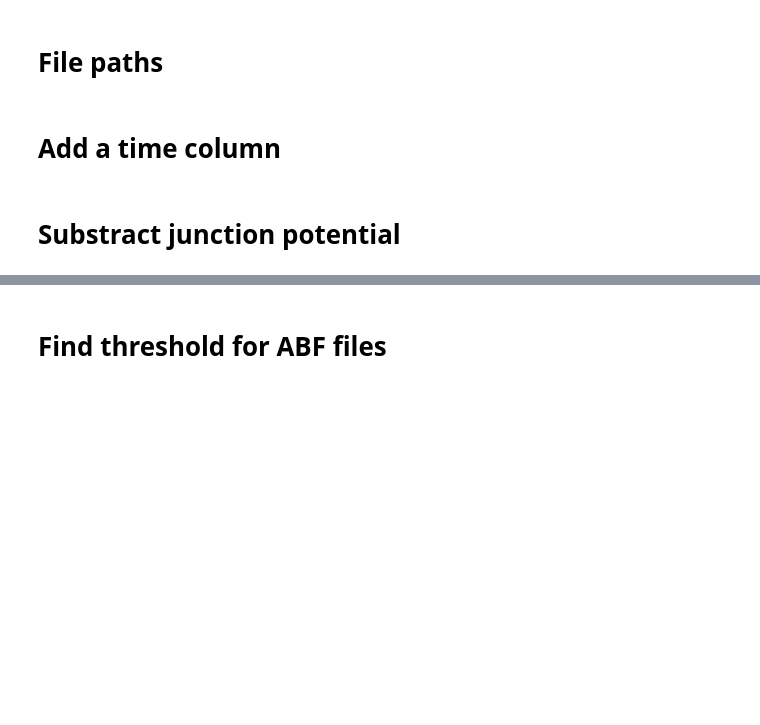
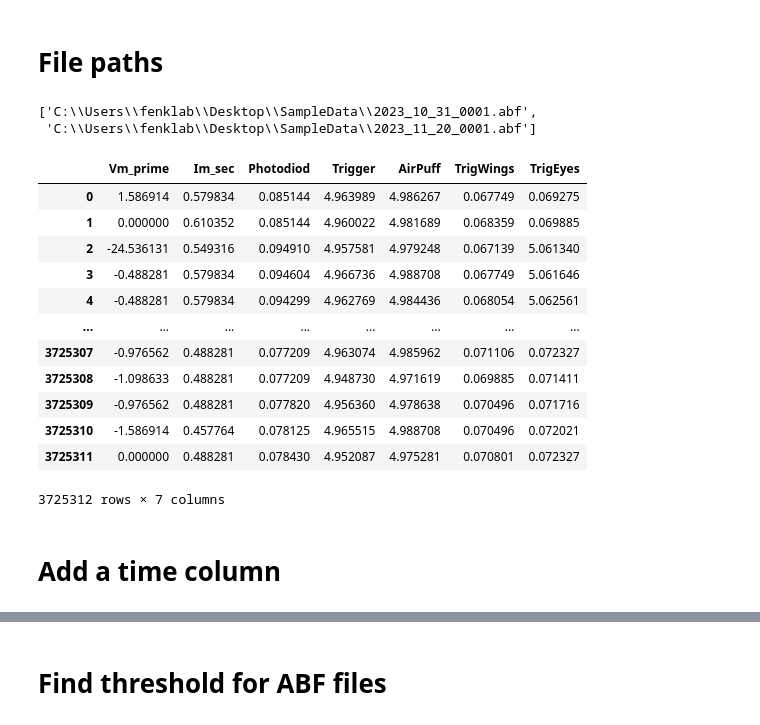
Before and after one commit to TjaldaF/ConsultingDataAnlysis, a Jupyter notebook: ReadInABFG9.ipynb, the cells around one changed output, grey strips where cells are left out. Drawn from its saved outputs; the diff is of its cells as text; code cells hidden in the pictures; blank space fills up the shorter version.

```diff
--- a/ReadInABFG9.ipynb
+++ b/ReadInABFG9.ipynb
@@ -58,14 +44,19 @@ def ABFreader(filelocation): # this function will transform ABF files into dataf
     # Add columns to the DataFrame using the analog signals
     df['Vm_prime'] = analog_signals_ls[0]
     df['Im_sec'] = analog_signals_ls[1]
+    df['Photodiod'] = analog_signals_ls[3]
 
     # Split the third analog signal into two channels
-    channel_splitter=np.split(analog_signals_ls[2], 3, axis=1) #if you added more channels to clampex zou have to change it here
+    channel_splitter=np.split(analog_signals_ls[2], 4, axis=1) #if you added more channels to clampex zou have to change it here
 
     # Add the two channels to the DataFrame as separate columns
-    df['led'] =  channel_splitter[0][:]
-    df['Photodiod'] =  channel_splitter[1][:]
-    df['Arduino'] =  channel_splitter[2][:]
+    df['Trigger'] =  channel_splitter[0][:]
+    df['AirPuff'] =  channel_splitter[1][:]
+    df['TrigWings '] =  channel_splitter[2][:]
+    df['TrigEyes'] =  channel_splitter[3][:]
+
+
+
 
     # Drop the 'trash' column from the DataFrame
     df=df.drop(columns=["trash"])
@@ -73,7 +64,11 @@ def ABFreader(filelocation): # this function will transform ABF files into dataf
 # %% [markdown]
 # File paths
 # %%
-file_path_1=r"D:\230919_firstRecordingsinFlight\5attempt\rec2\2023_09_19_0005.abf"
+file_path_11=r"D:\230919_firstRecordingsinFlight\5attempt\rec2\2023_09_19_0005.abf"
 file_path_2=r"D:\230923_Patch\2ndPrep\1strecording\2023_09_22_0000.abf"
 file_path_3=r"D:\230923_Patch\3rprep\2ndattempt\2ndrecording\2023_09_22_0003.abf"
 file_path_4=r"D:\231011_Patch\311\2023_10_11_0000.abf"
+
+
+from glob import glob
+file_path=glob(r"C:\Users\fenklab\Desktop\SampleData\*.abf")
@@ -140,2 +75,30 @@ df_abf_4=ABFreader(file_path_4)
+# %%
+file_path
+# %% [output]
+['C:\\Users\\fenklab\\Desktop\\SampleData\\2023_10_31_0001.abf',
+ 'C:\\Users\\fenklab\\Desktop\\SampleData\\2023_11_20_0001.abf']
+# %%
+df_list=[]
+for fp in file_path:
+    df = ABFreader(fp)
+    data_dic = {'filename':fp,'data':df}
+
+    df_list.append(data_dic )
+# %%
+df_list[0]["data"]
+# %% [output]
+|  | Vm_prime | Im_sec | Photodiod | Trigger | AirPuff | TrigWings | TrigEyes |
+| 0 | 1.586914 | 0.579834 | 0.085144 | 4.963989 | 4.986267 | 0.067749 | 0.069275 |
+| 1 | 0.000000 | 0.610352 | 0.085144 | 4.960022 | 4.981689 | 0.068359 | 0.069885 |
+| 2 | -24.536131 | 0.549316 | 0.094910 | 4.957581 | 4.979248 | 0.067139 | 5.061340 |
+| 3 | -0.488281 | 0.579834 | 0.094604 | 4.966736 | 4.988708 | 0.067749 | 5.061646 |
+| 4 | -0.488281 | 0.579834 | 0.094299 | 4.962769 | 4.984436 | 0.068054 | 5.062561 |
+| ... | ... | ... | ... | ... | ... | ... | ... |
+| 3725307 | -0.976562 | 0.488281 | 0.077209 | 4.963074 | 4.985962 | 0.071106 | 0.072327 |
+| 3725308 | -1.098633 | 0.488281 | 0.077209 | 4.948730 | 4.971619 | 0.069885 | 0.071411 |
+| 3725309 | -0.976562 | 0.488281 | 0.077820 | 4.956360 | 4.978638 | 0.070496 | 0.071716 |
+| 3725310 | -1.586914 | 0.457764 | 0.078125 | 4.965515 | 4.988708 | 0.070496 | 0.072021 |
+| 3725311 | 0.000000 | 0.488281 | 0.078430 | 4.952087 | 4.975281 | 0.070801 | 0.072327 |
+3725312 rows × 7 columns
 # %% [markdown]
 # Add a time column
@@ -153,2 +104,0 @@ for df in dataframes:
-# %% [markdown]
-# Substract junction potential
```
Also changed, not shown: parts of 17 cells of this notebook.
